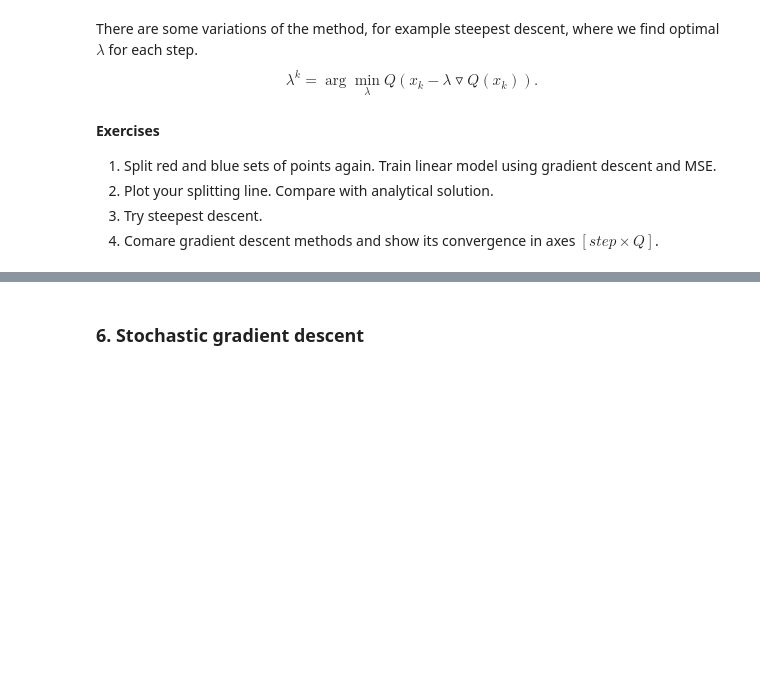
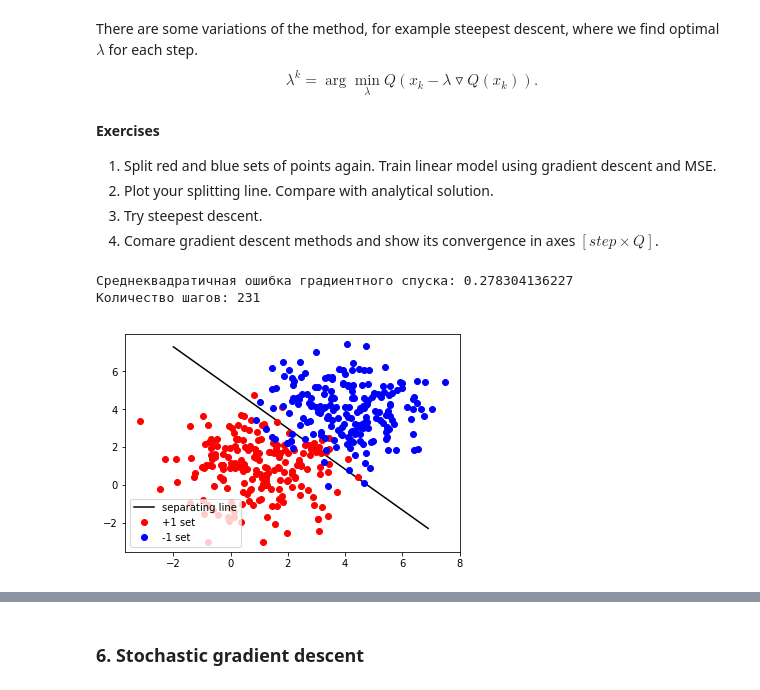
Before and after one commit to SokolovRE/Renju, a Jupyter notebook: labs/lab-1.ipynb, the cells around one changed output, grey strips where cells are left out. Saved outputs shown, nothing was run; the diff lists cells and outputs as text; code cells hidden in the pictures; blank space fills up the shorter version.

Commit message:
stochastic gradient descent + some changes

```diff
--- a/labs/lab-1.ipynb
+++ b/labs/lab-1.ipynb
@@ -130,7 +130,7 @@ There are following types:
 # %%
 np.random.seed(124)
 validation_x = np.random.sample(20)*2*np.pi
-validation_y = np.sin(validation_x) + np.random.sample(20)*0.1
+validation_y = np.sin(validation_x) + np.random.randn(20)*0.1
 
 for i in range(1, 11):
     function = least_squares_method(x, y, i)
@@ -280,15 +283,16 @@ def gradient(point):
     d_y = 2*y-x
     return np.array([d_x, d_y])
 
-def gradient_descent(function, gradient, point_0, alpha=0.01, eps=1E-5):
+def gradient_descent(function, gradient, point_0, alpha=0.1, eps=1E-5):
     path = []
-    path.append(point_0)
+    point_0 = np.array([point_0]).T
+    path.append(point_0.T[0])
     cur_point = point_0
     cur_grad = gradient(cur_point)
     next_point = cur_point - alpha * cur_grad
     while (abs(function(cur_point) - function(next_point)) > eps):
         cur_point = next_point
-        path.append(next_point)
+        path.append(next_point.T[0])
         cur_grad = gradient(cur_point)
         next_point = cur_point - alpha * cur_grad
     return np.array(path)
@@ -381,17 +382,30 @@ $$\lambda^{k} = \arg\min_{\lambda}Q(x_k - \lambda\triangledown Q(x_k)).$$
 4. Comare gradient descent methods and show its convergence in axes $[step \times Q]$.
 # %%
 np.random.seed(126)
-red_points = np.random.multivariate_normal((1, 1), np.eye(2)*1.5, 200)
-blue_points = np.random.multivariate_normal((4, 4), np.eye(2)*1.5, 200)
+red_points = np.random.multivariate_normal((1, 1), np.eye(2)*2, 200)
+blue_points = np.random.multivariate_normal((4, 4), np.eye(2)*2, 200)
 X = np.concatenate((red_points, blue_points), axis=0)
 X = np.concatenate((X, np.ones((len(X), 1))), axis=1)
 Y = np.concatenate((np.ones((len(red_points), 1)), -np.ones((len(blue_points), 1))), axis=0)
 
 def MSE_loss(point):
-    return ((point.dot(X.T) - Y)**2).sum() / len(Y)
+    return ((np.dot(X, point) - Y)**2).sum()/len(Y)
 
 def MSE_gradient(point):
-    common = 2 * (point.dot(X.T) - Y)
-    return np.array([np.dot(X.T, common)[0].sum(), np.dot(X.T, common)[1].sum(), np.dot(X.T, common)[2].sum()])
+    common = 2 * (np.dot(X, point) - Y)
+    return np.dot(X.T, common)
 
-path = gradient_descent(MSE_loss, MSE_gradient, np.array([0, 0, 0]))
+path_grad = gradient_descent(MSE_loss, MSE_gradient, [0, 0, 0], 0.0001, 1E-7)
+w_grad = path_grad[-1]
+print("Среднеквадратичная ошибка градиентного спуска:", MSE_loss(np.array([w_grad]).T))
+print("Количество шагов:", len(path_grad))
+
+plt.plot(x_range, separating_line(w_grad, x_range), 'k', label='separating line')
+plt.plot(red_points[:,0], red_points[:,1], 'or', label='+1 set')
+plt.plot(blue_points[:,0], blue_points[:,1], 'ob', label = '-1 set')
+plt.legend()
+plt.show()
+# %% [output]
+Среднеквадратичная ошибка градиентного спуска: 0.278304136227
+Количество шагов: 231
+[figure, added]
```
Also changed, not shown: parts of 14 cells of this notebook.
